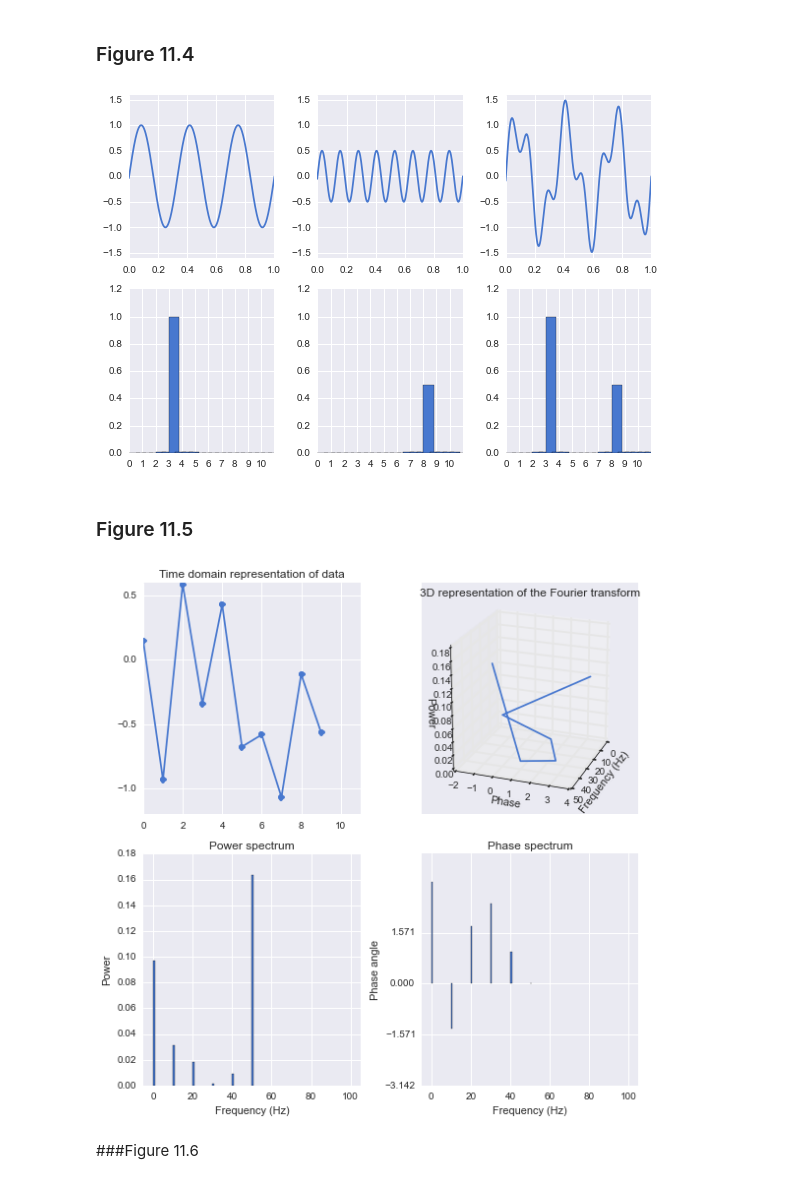
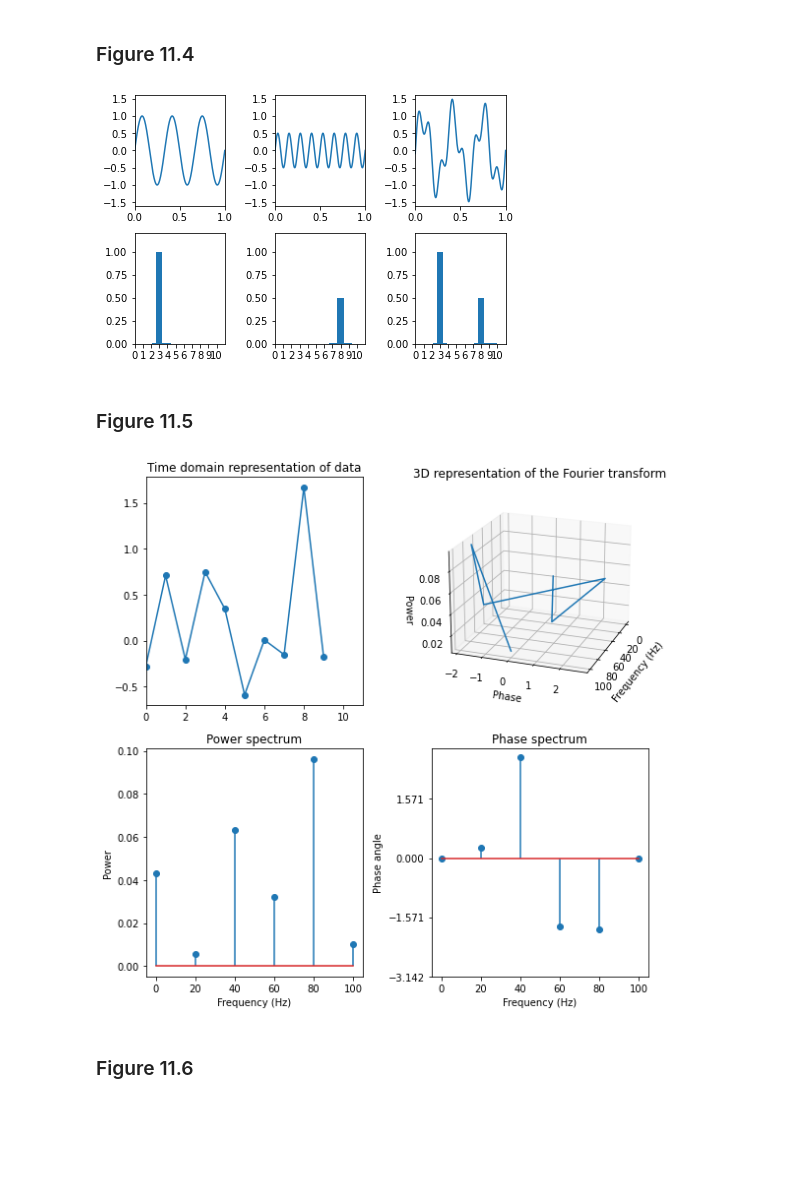
Before and after one commit to lyndond/Analyzing_Neural_Time_Series, a Jupyter notebook: chapter11.ipynb, the cells around one changed output. Cells and saved outputs as stored; diff of their text form; code cells hidden in the pictures; blank space fills up the shorter version.

```diff
--- a/chapter11.ipynb
+++ b/chapter11.ipynb
@@ -13,7 +7,3 @@ Import optional library Seaborn for pretty plots.
-# %%
-import seaborn as sns
-sns.set_palette('muted')
-sns.set_style('darkgrid')
 # %% [markdown]
 ### Figure 11.1
 # %%
@@ -22,7 +12,7 @@ time = np.arange(-1,1 +1/srate,1/srate)
 freq = 10 #in Hz
 amp = 2 #amplitude of sine wave
 
-sine_wave = amp*sin(2*pi*freq*time)
+sine_wave = amp*np.sin(2*np.pi*freq*time)
 
 plt.figure()
 plt.plot(time,sine_wave)
@@ -42,15 +32,14 @@ phases = np.pi*np.array([1/7.,1/8.,1.,1/2.,-1/4.])
 
 time = np.arange(-1,1 +1/srate,1/srate)
 
-
 sine_waves = np.zeros([len(frex),len(time)])
-for fi in xrange(len(frex)):
-    sine_waves[fi,:] = amplit[fi] * sin(2*pi*frex[fi]*time +phases[fi])
+for fi in range(len(frex)):
+    sine_waves[fi,:] = amplit[fi] * np.sin(2*np.pi*frex[fi]*time +phases[fi])
 
 #plot each sine wave individually
 plt.figure()
 
-for fi in xrange(len(frex)):
+for fi in range(len(frex)):
     plt.subplot(len(frex),2,2*(fi+1)-1)
     plt.plot(sine_waves[fi,:],linewidth=2)
 
@@ -73,95 +62,94 @@ _=plt.title("sum of sine waves plus white noise")
 # %% [markdown]
 ### Figure 11.4
 # %%
-time = np.arange(-1,1+1/srate,1/srate)
+time = np.arange(-1, 1+1/srate, 1/srate)
 
 #create three sine waves
-s1 = sin(2*pi*3*time)
-s2 = 0.5 * sin(2*pi*8*time)
+s1 = np.sin(2*np.pi*3*time)
+s2 = 0.5 * np.sin(2*np.pi*8*time)
 s3 = s1 + s2
+
+s_list = [s1, s2, s3]  # throw them into a list to analyze and lot
 
 #plot the sine waves
 f = plt.figure()
 
-for ii in xrange(3):
-    plt.subplot(2,3,ii+1)
+for ii in range(3):
+    plt.subplot(2, 3, ii+1)
 
-    #plot the sinusoids using the eval command, which evaluates the input string
-    eval("plt.plot(time,s"+str(ii+1)+")")
+    plt.plot(time, s_list[ii])
     plt.axis([0,1,-1.6,1.6])
     plt.yticks(np.arange(-1.5,2,.5))
 
     plt.subplot(2,3,ii+1+3)
 
-    f = eval("np.fft.fft(s" + str(ii+1) +")/float(len(time))")
-    hz = np.linspace(0,srate/2.,np.floor(len(time)/2.)+1) # we only have resolution up to SR/2 (Nyquist theorem)
+    f = np.fft.fft(s_list[ii])/float(len(time))
+    hz = np.linspace(0, srate/2., int(np.floor(len(time)/2.)+1)) # we only have resolution up to SR/2 (Nyquist theorem)
     plt.bar(hz,np.absolute(f[:len(hz)]*2))
     plt.axis([0,11,0,1.2])
     plt.xticks(np.arange(0,11))
 
 plt.tight_layout()
 # %% [output]
-[figure, old version]
+[figure, new version]
 # %% [markdown]
 ### Figure 11.5
 # %%
 from mpl_toolkits.mplot3d import Axes3D
 N = 10 #length of sequence
-data = random.randn(N) #create random numbers, sampled from normal distribution
-srate = 100 #sampling rate in Hz
+data = np.random.randn(N) #create random numbers, sampled from normal distribution
+srate = 200 #sampling rate in Hz
 nyquist = srate/2 #Nyquist frequency -- highest frequency you can measure the data
 
 #initialize matrix for Fourier output
 
-frequencies = np.linspace(0,nyquist,N/2+1)
+frequencies = np.linspace(0, nyquist, N//2+1)
 time = np.arange(N)/float(N)
 
 #Fourier transform is dot product between sine wave and data at each frequency
 fourier = np.zeros(N)*1j #create complex matrix
-for fi in xrange(N):
-    sine_wave = np.exp(-1j *2 *pi*fi*time)
+for fi in range(N):
+    sine_wave = np.exp(-1j *2 *np.pi*fi*time)
     fourier[fi] = np.sum(sine_wave*data)
 
 fourier = fourier/float(N)
-
 
 fig=plt.figure(figsize=(8,8))
 
 plt.subplot(221)
 plt.plot(data,"-o")
 plt.xlim([0,N+1])
 plt.title("Time domain representation of data")
 
 ax = fig.add_subplot(222, projection='3d')
-ax.plot(frequencies,np.angle(fourier[:N/2+1]),zs=np.absolute(fourier[:N/2+1])**2)
+ax.plot(frequencies, np.angle(fourier[:N//2+1]), zs=np.absolute(fourier[:N//2+1])**2)
 ax.view_init(20, 20)
 ax.set_xlabel('Frequency (Hz)')
 ax.set_ylabel('Phase')
 ax.set_zlabel('Power')
 plt.title("3D representation of the Fourier transform")
 
-
 plt.subplot(223)
-plt.bar(frequencies,np.absolute(fourier[:N/2+1])**2)
+plt.stem(frequencies, np.absolute(fourier[:N//2+1])**2, use_line_collection=True)
 plt.xlim([-5, 105])
 plt.xlabel("Frequency (Hz)")
 plt.ylabel("Power")
 plt.title("Power spectrum")
 
 plt.subplot(224)
-plt.bar(frequencies,np.angle(fourier[:N/2+1]))
+plt.stem(frequencies, np.angle(fourier[:N//2+1]), use_line_collection=True)
 plt.xlim([-5, 105])
 plt.xlabel("Frequency (Hz)")
 plt.ylabel("Phase angle")
-plt.yticks(np.arange(-pi,pi,pi/2.))
+plt.yticks(np.arange(-np.pi, np.pi, np.pi/2.))
 
 plt.title("Phase spectrum")
 
 plt.tight_layout()
 # %% [output]
-[figure, old version]
+[figure, new version]
 # %% [markdown]
-###Figure 11.6
+### Figure 11.6
 # %%
 reconstructed_data = np.zeros(N)
 
```
Also changed, not shown: parts of 20 cells of this notebook.
